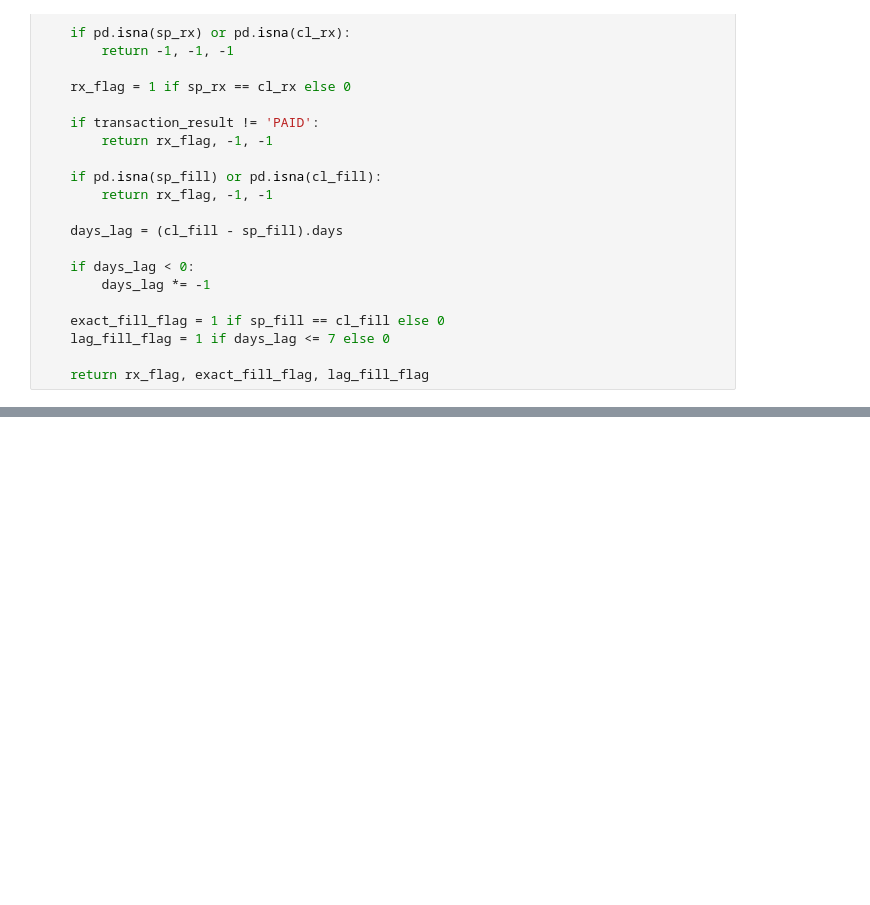
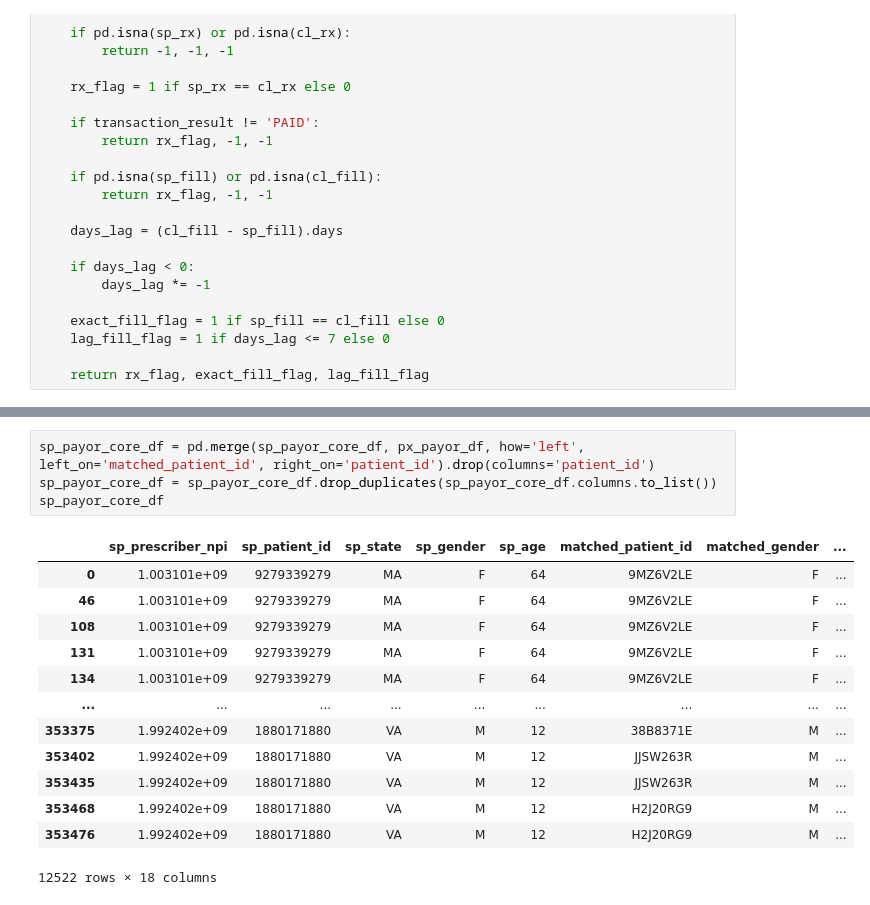
Before and after one commit to Sneh-ProcDNA/Data_Stitching, a Jupyter notebook: src/modules/data_stitching.ipynb, the cells around one changed output, grey strips where cells are left out. Saved outputs shown, nothing was run; the diff lists cells and outputs as text; blank space fills up the shorter version.

```diff
--- a/src/modules/data_stitching.ipynb
+++ b/src/modules/data_stitching.ipynb
@@ -689,0 +813,18 @@ Unique Claims Patient ID with exact quantity dispensed:  59
+# %%
+sp_payor_core_df = pd.merge(sp_payor_core_df, px_payor_df, how='left', left_on='matched_patient_id', right_on='patient_id').drop(columns='patient_id')
+sp_payor_core_df = sp_payor_core_df.drop_duplicates(sp_payor_core_df.columns.to_list())
+sp_payor_core_df
+# %% [output]
+|  | sp_prescriber_npi | sp_patient_id | sp_state | sp_gender | sp_age | matched_patient_id | matched_gender | ... |
+| 0 | 1.003101e+09 | 9279339279 | MA | F | 64 | 9MZ6V2LE | F | ... |
+| 46 | 1.003101e+09 | 9279339279 | MA | F | 64 | 9MZ6V2LE | F | ... |
+| 108 | 1.003101e+09 | 9279339279 | MA | F | 64 | 9MZ6V2LE | F | ... |
+| 131 | 1.003101e+09 | 9279339279 | MA | F | 64 | 9MZ6V2LE | F | ... |
+| 134 | 1.003101e+09 | 9279339279 | MA | F | 64 | 9MZ6V2LE | F | ... |
+| ... | ... | ... | ... | ... | ... | ... | ... | ... |
+| 353375 | 1.992402e+09 | 1880171880 | VA | M | 12 | 38B8371E | M | ... |
+| 353402 | 1.992402e+09 | 1880171880 | VA | M | 12 | JJSW263R | M | ... |
+| 353435 | 1.992402e+09 | 1880171880 | VA | M | 12 | JJSW263R | M | ... |
+| 353468 | 1.992402e+09 | 1880171880 | VA | M | 12 | H2J20RG9 | M | ... |
+| 353476 | 1.992402e+09 | 1880171880 | VA | M | 12 | H2J20RG9 | M | ... |
+12522 rows × 18 columns
```
Also changed, not shown: parts of 47 cells of this notebook.
